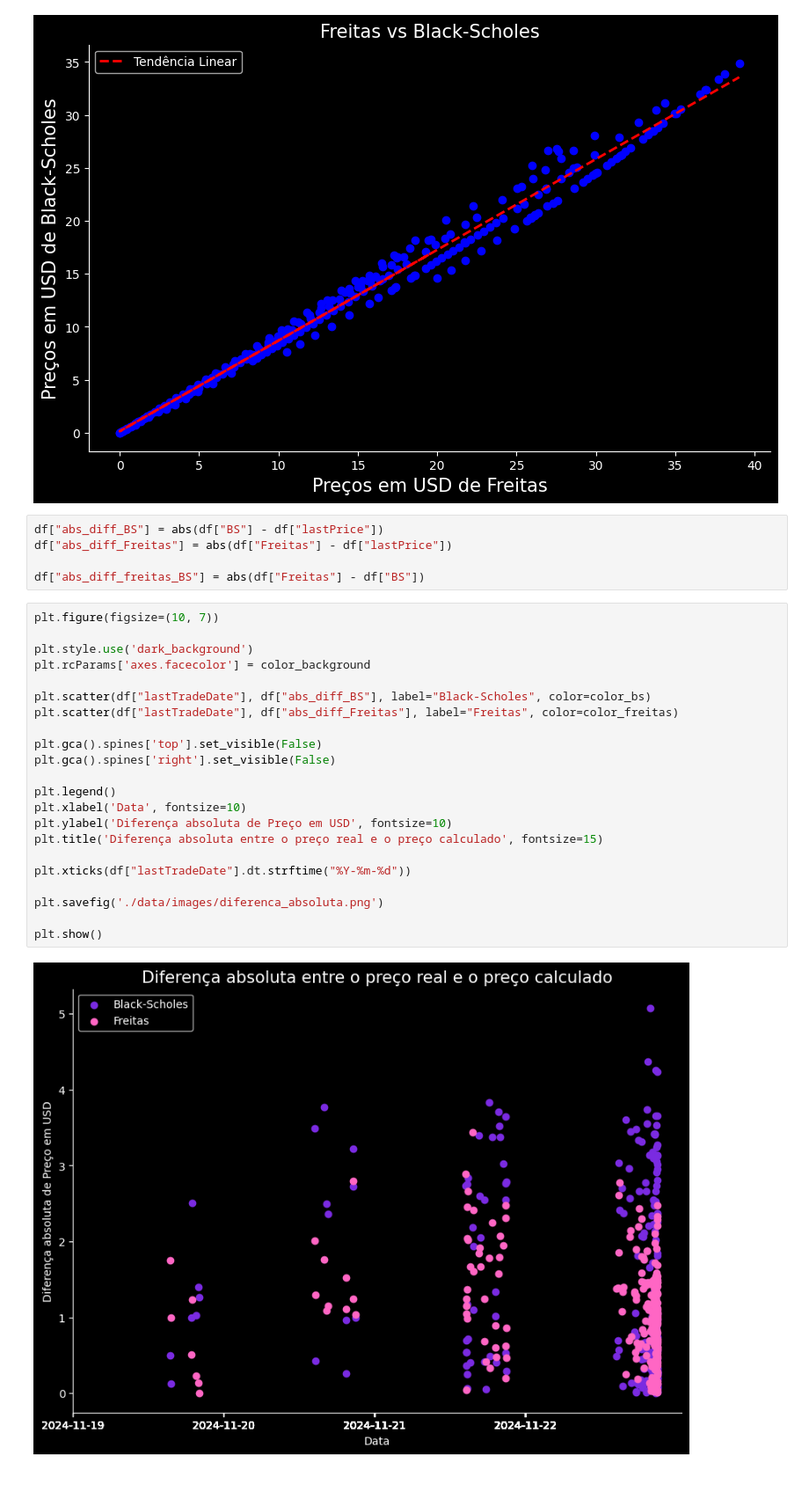
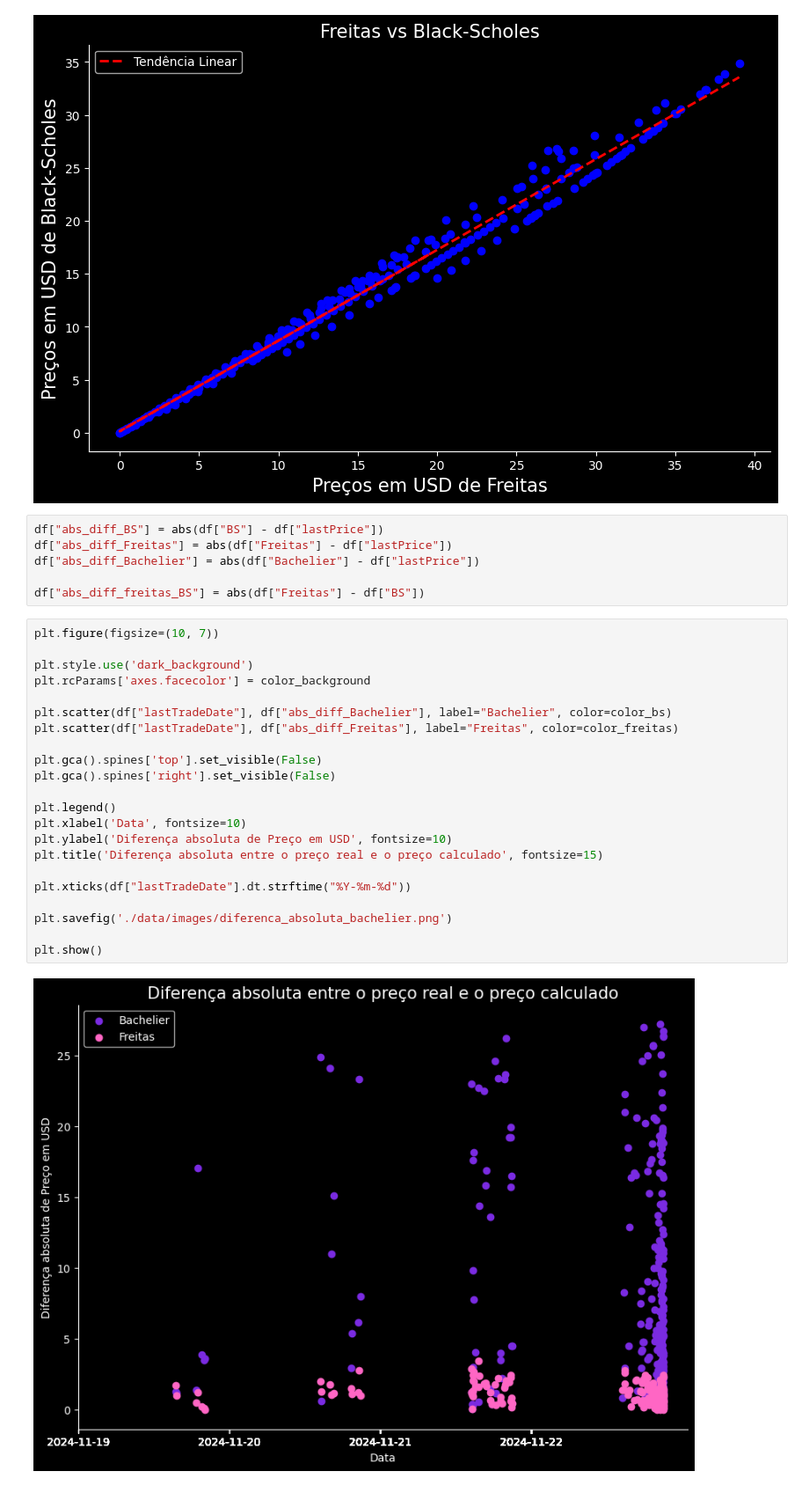
Before and after one commit to GvFreitas1/Precificacao-de-Opcoes, a Jupyter notebook: backtesting.ipynb, the cells around one changed output. Shown at 88% size. Cells and saved outputs as stored; diff of their text form.

```diff
--- a/backtesting.ipynb
+++ b/backtesting.ipynb
@@ -208,30 +196,31 @@ Correlação:  0.9933151162442265
 # %%
 df["abs_diff_BS"] = abs(df["BS"] - df["lastPrice"])
 df["abs_diff_Freitas"] = abs(df["Freitas"] - df["lastPrice"])
+df["abs_diff_Bachelier"] = abs(df["Bachelier"] - df["lastPrice"])
 
 df["abs_diff_freitas_BS"] = abs(df["Freitas"] - df["BS"])
 # %%
 plt.figure(figsize=(10, 7))
 
 plt.style.use('dark_background')
 plt.rcParams['axes.facecolor'] = color_background
 
-plt.scatter(df["lastTradeDate"], df["abs_diff_BS"], label="Black-Scholes", color=color_bs)
+plt.scatter(df["lastTradeDate"], df["abs_diff_Bachelier"], label="Bachelier", color=color_bs)
 plt.scatter(df["lastTradeDate"], df["abs_diff_Freitas"], label="Freitas", color=color_freitas)
 
 plt.gca().spines['top'].set_visible(False)
 plt.gca().spines['right'].set_visible(False)
 
 plt.legend()
 plt.xlabel('Data', fontsize=10)
 plt.ylabel('Diferença absoluta de Preço em USD', fontsize=10)
 plt.title('Diferença absoluta entre o preço real e o preço calculado', fontsize=15)
 
 plt.xticks(df["lastTradeDate"].dt.strftime("%Y-%m-%d"))
 
-plt.savefig('./data/images/diferenca_absoluta.png')
+plt.savefig('./data/images/diferenca_absoluta_bachelier.png')
 
 plt.show()
 # %% [output]
-[figure, old version]
+[figure, new version]
 # %%
```
Also changed, not shown: parts of 4 cells of this notebook, 7 other files.
